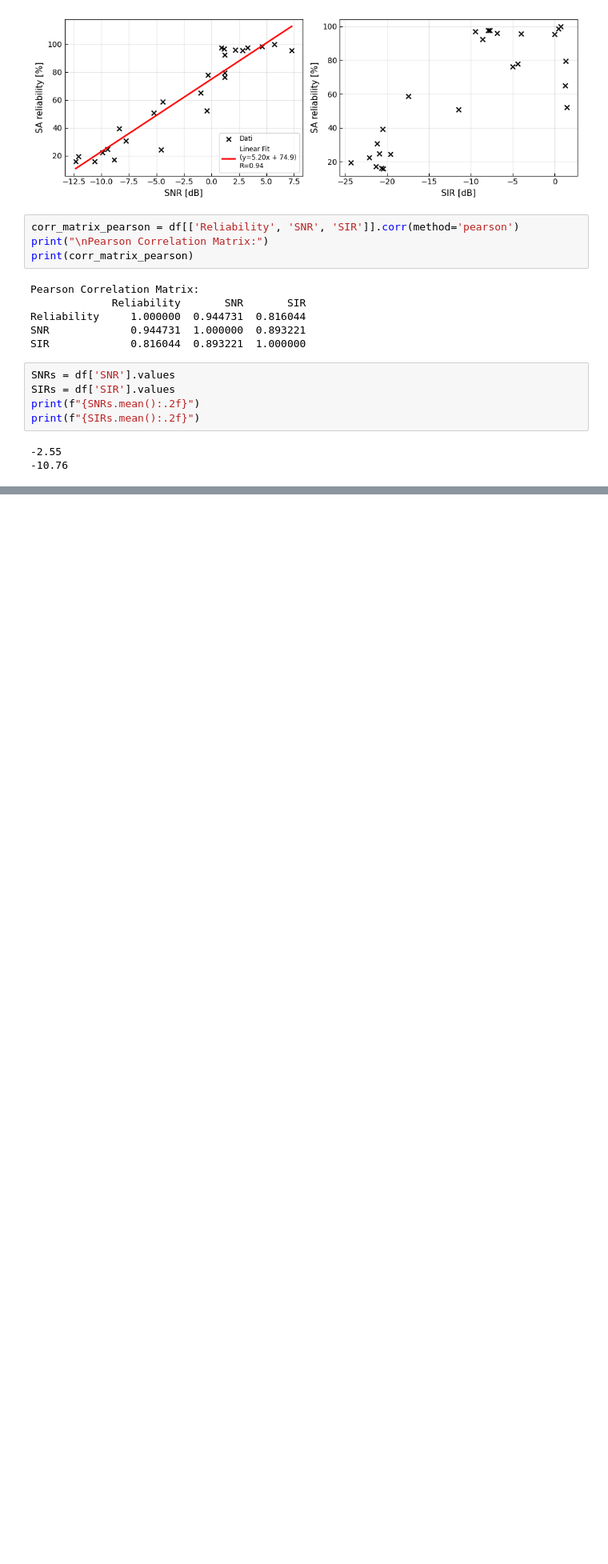
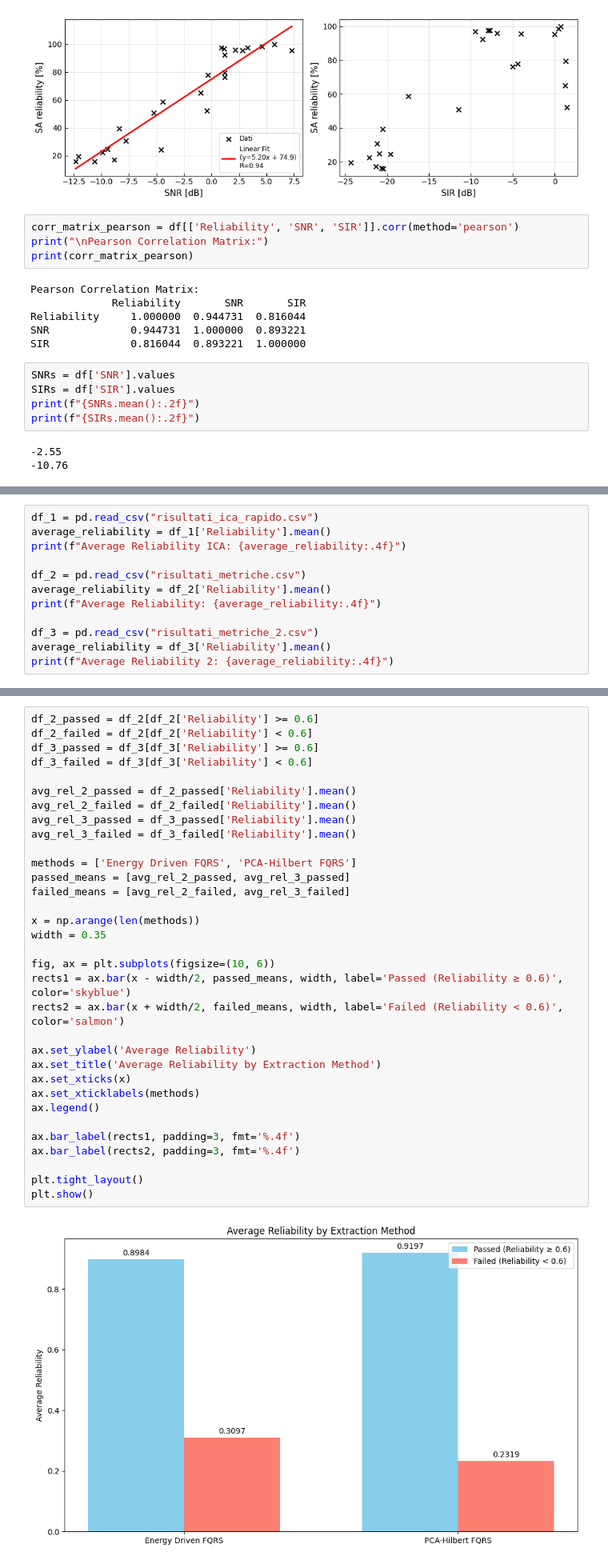
Before and after one commit to pizoz/BSP-Project, a Jupyter notebook: pipeline.ipynb, the cells around one changed output, grey strips where cells are left out. Shown at 80% size. Cells and saved outputs as stored; diff of their text form; blank space fills up the shorter version.

```diff
--- a/pipeline.ipynb
+++ b/pipeline.ipynb
@@ -144,0 +168,12 @@ print(f"{SIRs.mean():.2f}")
+# %%
+df_1 = pd.read_csv("risultati_ica_rapido.csv")
+average_reliability = df_1['Reliability'].mean()
+print(f"Average Reliability ICA: {average_reliability:.4f}")
+
+df_2 = pd.read_csv("risultati_metriche.csv")
+average_reliability = df_2['Reliability'].mean()
+print(f"Average Reliability: {average_reliability:.4f}")
+
+df_3 = pd.read_csv("risultati_metriche_2.csv")
+average_reliability = df_3['Reliability'].mean()
+print(f"Average Reliability 2: {average_reliability:.4f}")
@@ -144,0 +211,35 @@ print(f"{SIRs.mean():.2f}")
+# %%
+df_2_passed = df_2[df_2['Reliability'] >= 0.6]
+df_2_failed = df_2[df_2['Reliability'] < 0.6]
+df_3_passed = df_3[df_3['Reliability'] >= 0.6]
+df_3_failed = df_3[df_3['Reliability'] < 0.6]
+
+avg_rel_2_passed = df_2_passed['Reliability'].mean()
+avg_rel_2_failed = df_2_failed['Reliability'].mean()
+avg_rel_3_passed = df_3_passed['Reliability'].mean()
+avg_rel_3_failed = df_3_failed['Reliability'].mean()
+
+methods = ['Energy Driven FQRS', 'PCA-Hilbert FQRS']
+passed_means = [avg_rel_2_passed, avg_rel_3_passed]
+failed_means = [avg_rel_2_failed, avg_rel_3_failed]
+
+x = np.arange(len(methods))
+width = 0.35
+
+fig, ax = plt.subplots(figsize=(10, 6))
+rects1 = ax.bar(x - width/2, passed_means, width, label='Passed (Reliability ≥ 0.6)', color='skyblue')
+rects2 = ax.bar(x + width/2, failed_means, width, label='Failed (Reliability < 0.6)', color='salmon')
+
+ax.set_ylabel('Average Reliability')
+ax.set_title('Average Reliability by Extraction Method')
+ax.set_xticks(x)
+ax.set_xticklabels(methods)
+ax.legend()
+
+ax.bar_label(rects1, padding=3, fmt='%.4f')
+ax.bar_label(rects2, padding=3, fmt='%.4f')
+
+plt.tight_layout()
+plt.show()
+# %% [output]
+[figure, added]
```
Also changed, not shown: parts of 8 cells of this notebook, 7 other files.
